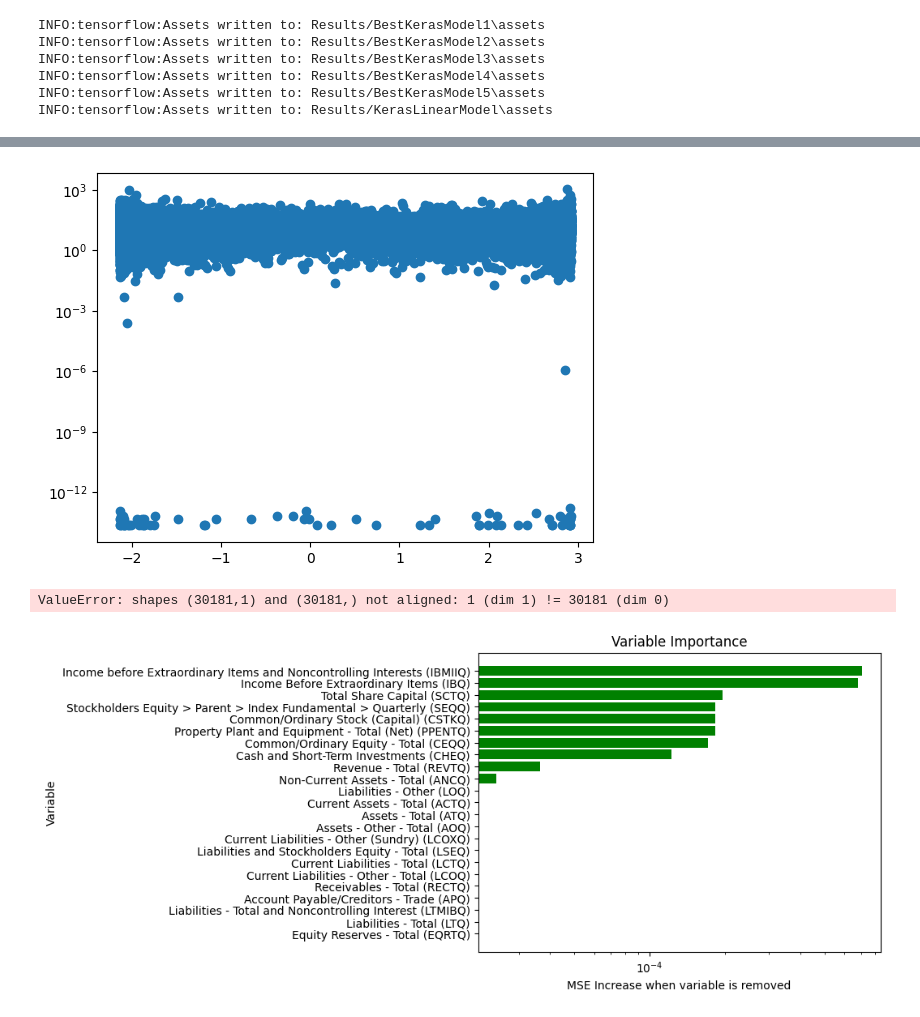
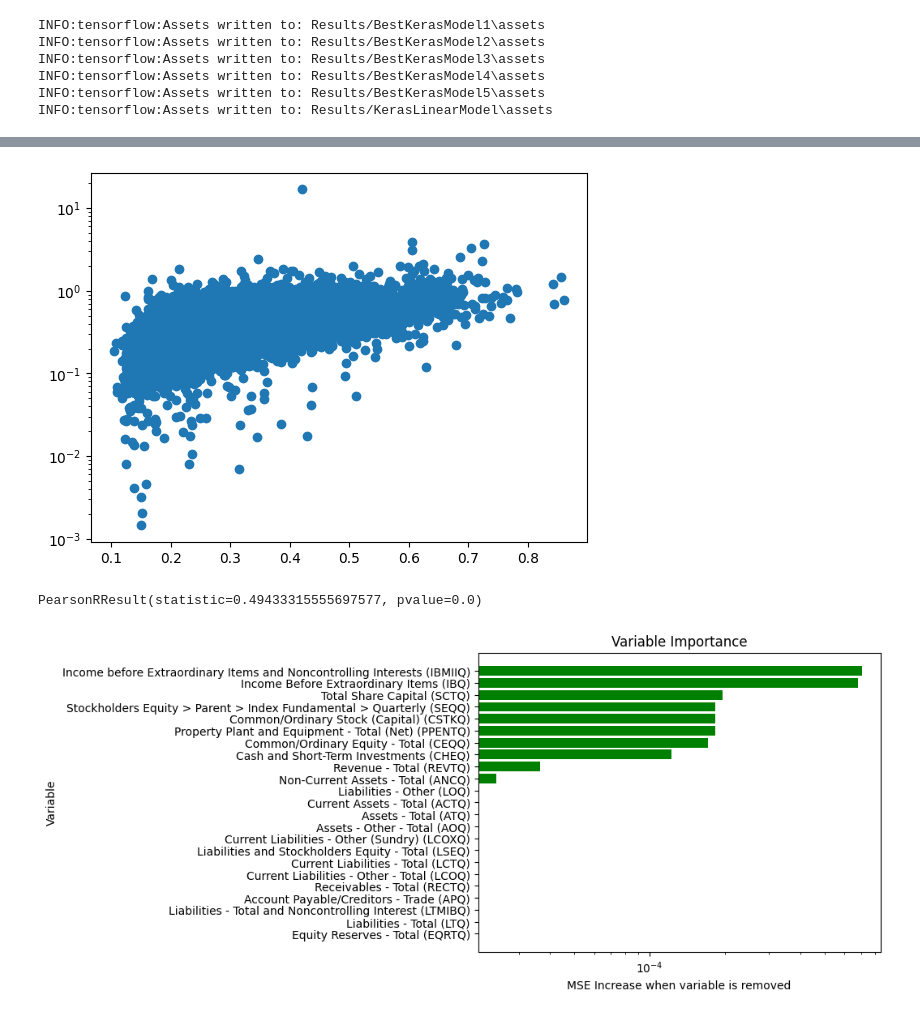
Before and after one commit to rrobberobin/MLStockForecasting, a Jupyter notebook: RobinThesisTensorflow.ipynb, the cells around one changed output, grey strips where cells are left out. Saved outputs shown, nothing was run; the diff lists cells and outputs as text; code cells hidden in the pictures.

```diff
--- a/RobinThesisTensorflow.ipynb
+++ b/RobinThesisTensorflow.ipynb
@@ -67,7 +67,9 @@ import numpy as np
 descrNames = ["gvkey", "fdateYQ", "Split"] + ["MktCap"]
 dummyNames = ["loc", "Sector", "acctstdq", "compstq"] # "bsprq", "scfq", "staltq",
 detailedDummyNames = ["city", "Subsector", "IndustryGroup", "Industry", "NationalIndustry"]
-dependentNames = ["returns", "volatility", "2Classes", "4Classes", "6Classes", "8Classes", "10Classes"]
+dependentNames = ["returns", "volatility",
+                  "2Classes", "4Classes", "6Classes", "8Classes", "10Classes",
+                  "Simple2Classes", "Simple4Classes", "Simple6Classes", "Simple8Classes", "Simple10Classes"]
 #finalData[factorCols] = finalData[factorCols].astype("category")
 
 dontNormalizeCols = dependentNames + descrNames + dummyNames + detailedDummyNames
@@ -396,12 +398,17 @@ split = xScaledData["Split"]
 # xWinTrain, xWinVal, xWinTest = splittedData.loc[split=="Train", :], splittedData.loc[split=="Validation", :], splittedData.loc[split=="Test", :]
 
 
-Y = xScaledData[["returns"]]
+#Y = xScaledData[["returns"]]
 #Y = xScaledData[["volatility"]]
 #Y = xScaledData[["returns", "volatility"]]
+Y = pd.get_dummies(xScaledData[["Simple4Classes"]], dummy_na=False, sparse=False, drop_first=False,
+                         columns=["Simple4Classes"])
+
 Y = np.asarray(Y).astype('float32')
 #yTrain, yVal, yTest = Y[split=="Train"], Y[split=="Validation"], Y[split=="Test"]
 yTrain, yVal, yTest = Y[split=="Train", ], Y[split=="Validation",] , Y[split=="Test", ]
+
+
 
 
 # X = xScaledData.drop(["returns", "MktCap", "Split", "fdateYQ"], axis=1)
@@ -1065,7 +1132,7 @@ seed = 183
 #import random
 #random.seed(seed)
 numberOfLassoRidgeModels = 4
-numberOfNNModels = 20  #176 models took 40 min
+numberOfNNModels = 10  #176 models took 40 min
 
 randomLinearGrid = linearGrid.drop(0).sample(n=numberOfLassoRidgeModels, random_state=seed)
 randomNNGrid = NNGrid.sample(n=numberOfNNModels, random_state=seed)
@@ -1297,0 +1362,7 @@ bestPredictions = bestModel.predict(x=xWinTest)
+# %%
+kerasModelResults = finalResults.dropna(subset = ["ModelPointer"])
+kerasModelResults = kerasModelResults.reset_index()
+index = kerasModelResults['MAE'].idxmin()
+bestModel = kerasModelResults.iloc[index]["ModelPointer"]
+#bestPredictions = bestModel.predict(x=xWinTest)
+bestPredictions = bestModel.predict(x=xWinVal)
@@ -1298,15 +1387,17 @@ bestPredictions = bestModel.predict(x=xWinTest)
 # %%
 import matplotlib.pyplot as plt
-plt.scatter(bestPredictions, yTest)
+#plt.scatter(bestPredictions[:,0], yTest[:,0])
+plt.scatter(bestPredictions[:,0], yVal[:,0])
 #plt.xscale("log")
 plt.yscale("log")
 plt.show()
 
 from scipy.stats import pearsonr
-corr, _ = pearsonr(bestPredictions, yTest)
+#pearsonr(bestPredictions[:,0], yTest[:,0])
+pearsonr(bestPredictions[:,0], yVal[:,0])
 # %% [output]
-[figure, old version]
+[figure, new version]
-ValueError: shapes (30181,1) and (30181,) not aligned: 1 (dim 1) != 30181 (dim 0)
+PearsonRResult(statistic=0.49433315555697577, pvalue=0.0)
 # %%
 # resPath = "C:\\Users\RobinForMLThesis\\OneDrive - Hanken Svenska handelshogskolan\\Master's_Thesis\\DataAnalysis\\resultsPython.csv"
 
```
Also changed, not shown: parts of 16 cells of this notebook, 1 other file.
